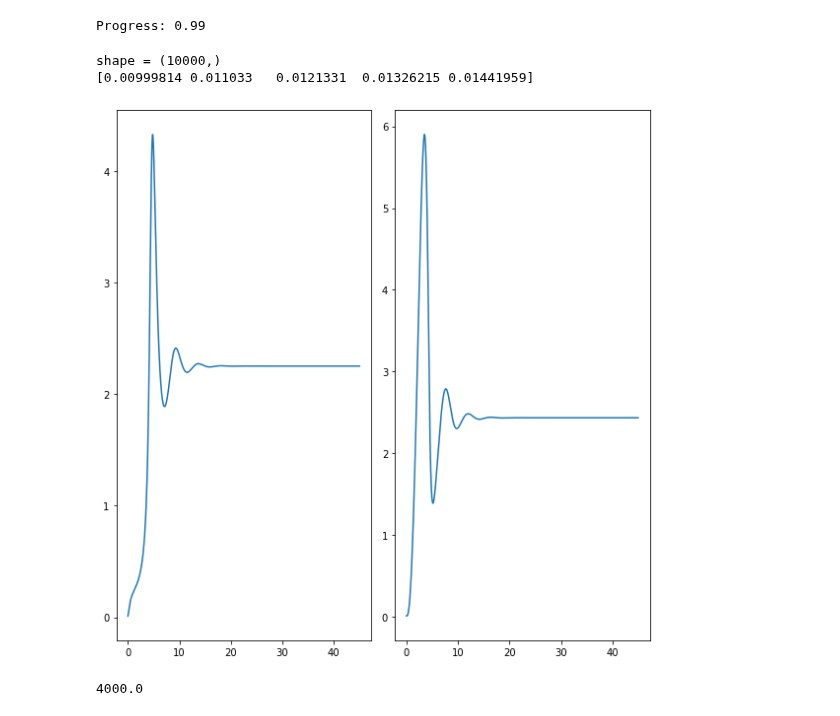
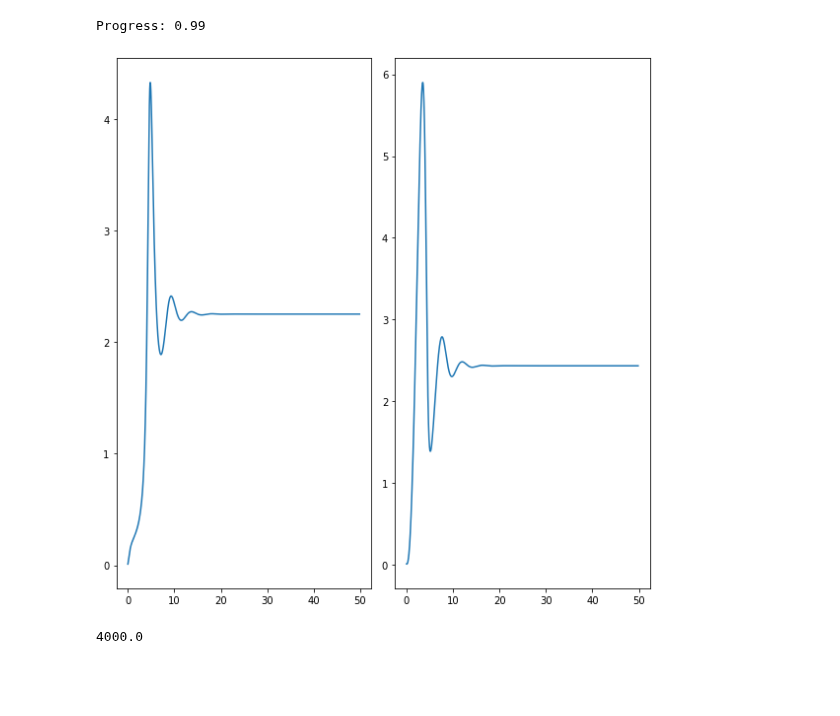
Before and after one commit to l-ada/Turing-models, a Jupyter notebook: brusselator.ipynb, the cells around one changed output. Cells and saved outputs as stored; diff of their text form; code cells hidden in the pictures; blank space fills up the shorter version.

```diff
--- a/brusselator.ipynb
+++ b/brusselator.ipynb
@@ -26,7 +26,7 @@ def create_initial_array(num_of_nodes, ampl = 0.1):
     return np.random.rand(num_of_nodes,num_of_nodes) * ampl
 # for now
 class Brusselator():
-    def __init__(self,N = 100, L = 40*np.pi, a=1.5, b=2.34, D0=2.8, D1=22.4, NUM_STEPS=10**4, dt = 0.05, method = 'pseudo-spectral'):
+    def __init__(self,N = 100, L = 40*np.pi, a=1.5, b=2.34, D0=2.8, D1=22.4, NUM_STEPS=10**4, dt = 0.005, method = 'pseudo-spectral'):
         self.N = N
         self.L = L
         self.a = a
@@ -322,37 +318,35 @@ Progress: 0.99
 def calculate_amplitude_sq(data, index=-1):
     return np.max(data[index]**2)
 
 def plot_amplitude_convergence(data):
     size_data = data.shape[0]
     amplitudes = []
     for i in range(size_data):
         amplitudes.append(calculate_amplitude_sq(data,i).copy())
     return amplitudes
 
 final_amplitude_u = np.array(plot_amplitude_convergence(u))
 final_amplitude_v = plot_amplitude_convergence(v)
 # vmin = np.min(final_amplitude)
 # vmax = np.max(final_amplitude)
-print(f"shape = {final_amplitude_u.shape}")
-print(final_amplitude_u[0:5])
-n=9000
+# print(f"shape = {final_amplitude_u.shape}")
+# print(final_amplitude_u[0:5])
+n=len(time)-30
 # print(tim
 fig = plt.figure(figsize=(8.0,8.0) )
 ax1 = fig.add_subplot(121)
 ax2 = fig.add_subplot(122)
 ax1.plot(time[:n], final_amplitude_u[:n])
 # This works
 ax2.plot(time[:n], final_amplitude_v[:n])
 
 # This doesnt
 # ax2.plot(time, final_amplitude_v)
 
 fig.tight_layout()
 
 plt.show()
 print(f"{20/br.dt}")
 # %% [output]
+[figure, new version]
-shape = (10000,)
-[0.00999814 0.011033   0.0121331  0.01326215 0.01441959]
+4000.0
-[figure, old version]
-4000.0
```
Also changed, not shown: parts of 5 cells of this notebook.
